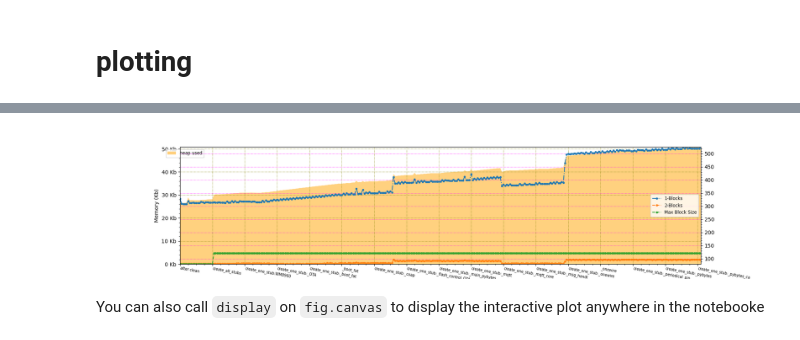
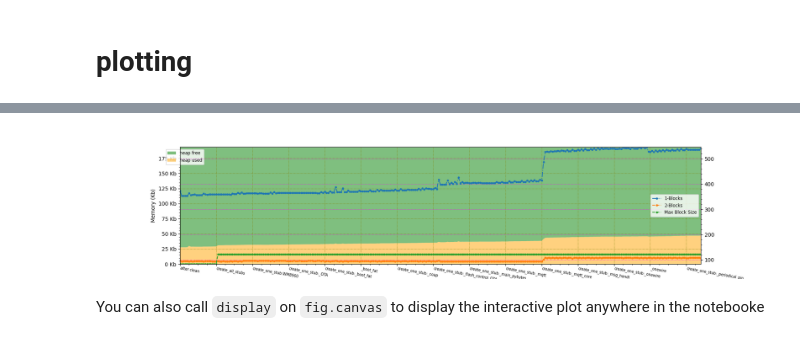
Before and after one commit to Josverl/micropython-magic, a Jupyter notebook: samples/mem_info-plot.ipynb, the cells around one changed output, grey strips where cells are left out. Cells and saved outputs as stored; diff of their text form; code cells hidden in the pictures.

```diff
--- a/samples/mem_info-plot.ipynb
+++ b/samples/mem_info-plot.ipynb
@@ -156,35 +156,35 @@ def meminfo_plot(
                 if cont:
                     update_annot(line, ind)
                     annot.set_visible(True)
                     fig.canvas.draw_idle()
                     break
             if not cont:
                 if vis:
                     annot.set_visible(False)
                     fig.canvas.draw_idle()
 
     fig.canvas.mpl_connect("motion_notify_event", hover)
 
     return fig
 
 
 # clean up previous plot - save memory
 plt.close()
 
 fig1 = meminfo_plot(
     mi_list,
-    # free=True,
+    free=True,
     # stack_total=True,
     one_blocks=True,
     two_blocks=True,
     max_block_size=True,
     # max_free_size=True,
     # stack_used=True,
     size=(18, 4),
 )
 plt.show(fig1)
 # %% [output]
-[figure, old version]
+[figure, new version]
 # %% [markdown]
 You can also call `display` on `fig.canvas` to display the interactive plot anywhere in the notebooke
 # %% [markdown]
```
Also changed, not shown: parts of 1 cell of this notebook, 6 other files.
